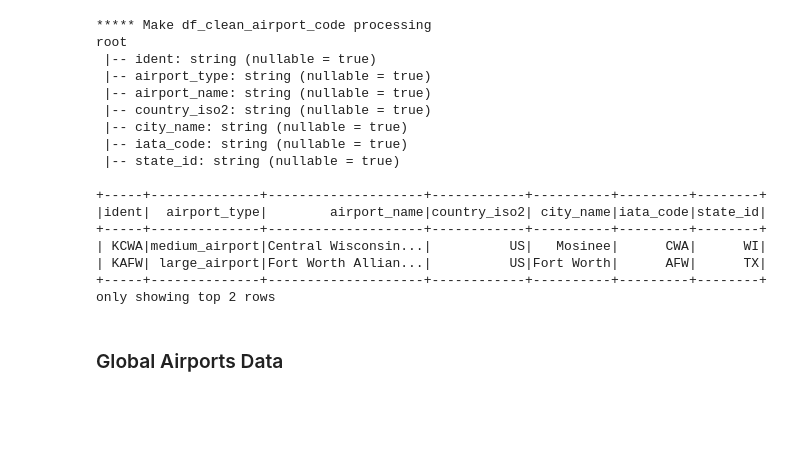
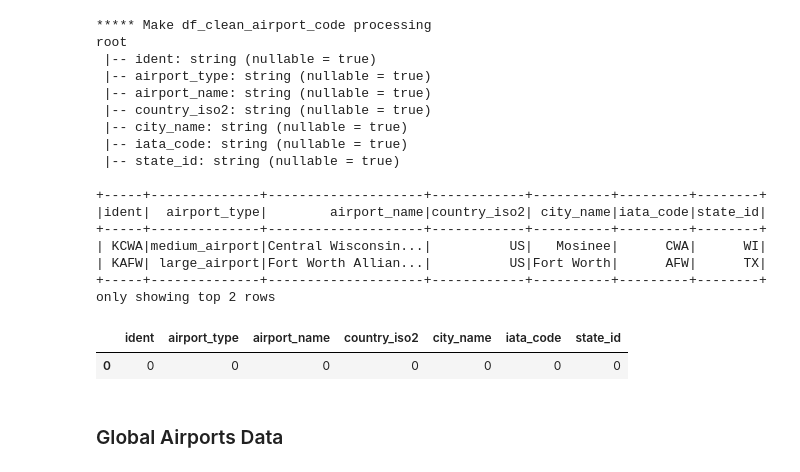
Before and after one commit to anthelix/udacity_capstone, a Jupyter notebook: work/notebook/4_Create_etl_work_process.ipynb, the cells around one changed output. Saved outputs shown, nothing was run; the diff lists cells and outputs as text; code cells hidden in the pictures; blank space fills up the shorter version.

```diff
--- a/work/notebook/4_Create_etl_work_process.ipynb
+++ b/work/notebook/4_Create_etl_work_process.ipynb
@@ -1603,6 +1656,11 @@ root
 | KAFW| large_airport|Fort Worth Allian...|          US|Fort Worth|      AFW|      TX|
 +-----+--------------+--------------------+------------+----------+---------+--------+
 only showing top 2 rows
+# %%
+display(df_clean_airport_code.select([count(when(col(c).isNull(), c)).alias(c) for c in df_clean_airport_code.columns]).toPandas())
+# %% [output]
+|  | ident | airport_type | airport_name | country_iso2 | city_name | iata_code | state_id |
+| 0 | 0 | 0 | 0 | 0 | 0 | 0 | 0 |
 # %% [markdown]
 ### Global Airports Data
 # %%
```
Also changed, not shown: parts of 34 cells of this notebook, 5 other files.
